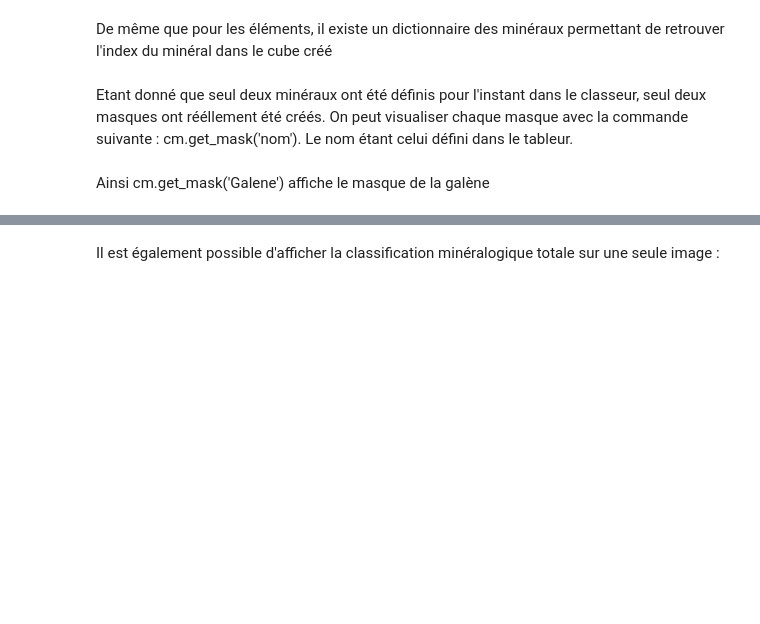
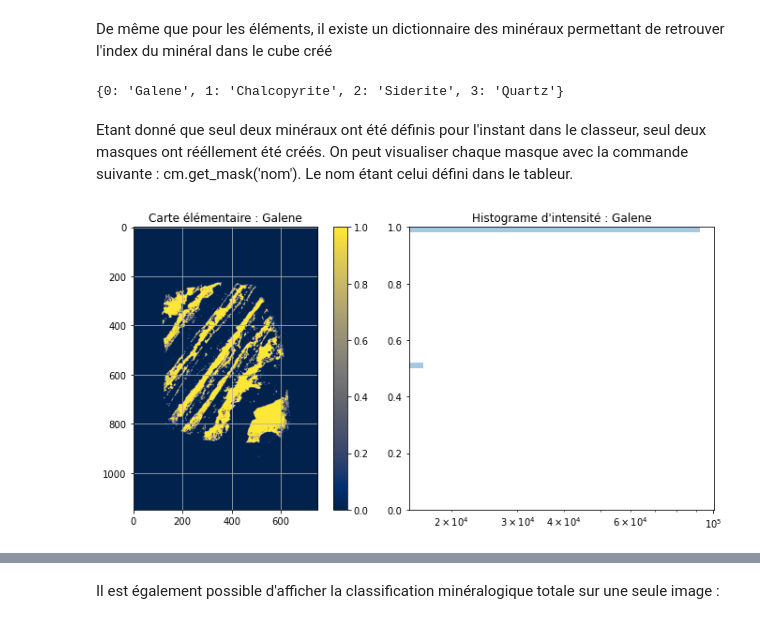
Before and after one commit to hameye/MARCIA, a Jupyter notebook: docs/examples/Tutorial.ipynb, the cells around one changed output, grey strips where cells are left out. Drawn from its saved outputs; the diff is of its cells as text; code cells hidden in the pictures; blank space fills up the shorter version.

```diff
--- a/docs/examples/Tutorial.ipynb
+++ b/docs/examples/Tutorial.ipynb
@@ -103,2 +147,4 @@ TypeError: 'NoneType' object is not callable
+# %%
+mask = mc.load_mask('Data/Mask.xlsx')
 # %% [markdown]
 Maitenant que des valeurs ont été spécifiées pour un minéral, on peut également créer le cube des masques minéralogiques. Il se présente sous la même forme que celui des éléments, mais ne possède que des 1 la où le pixel est associé au minéral, et n'est pas assigné si le pixel n'est pas dans le minéral
@@ -111,3 +153,7 @@ cm.Minerals
+# %%
+mineral_cube.elements
+# %% [output]
+{0: 'Galene', 1: 'Chalcopyrite', 2: 'Siderite', 3: 'Quartz'}
 # %% [markdown]
 Etant donné que seul deux minéraux ont été définis pour l'instant dans le classeur, seul deux masques ont rééllement été créés. On peut visualiser chaque masque avec la commande suivante :
 cm.get_mask('nom'). Le nom étant celui défini dans le tableur.
@@ -116,2 +160,4 @@ cm.get_mask('Galene')
-# %% [markdown]
-Ainsi cm.get_mask('Galene') affiche le masque de la galène
+# %%
+mc.hist(mineral_cube,'Galene')
+# %% [output]
+[figure, added]
```
Also changed, not shown: parts of 24 cells of this notebook, 23 other files.
